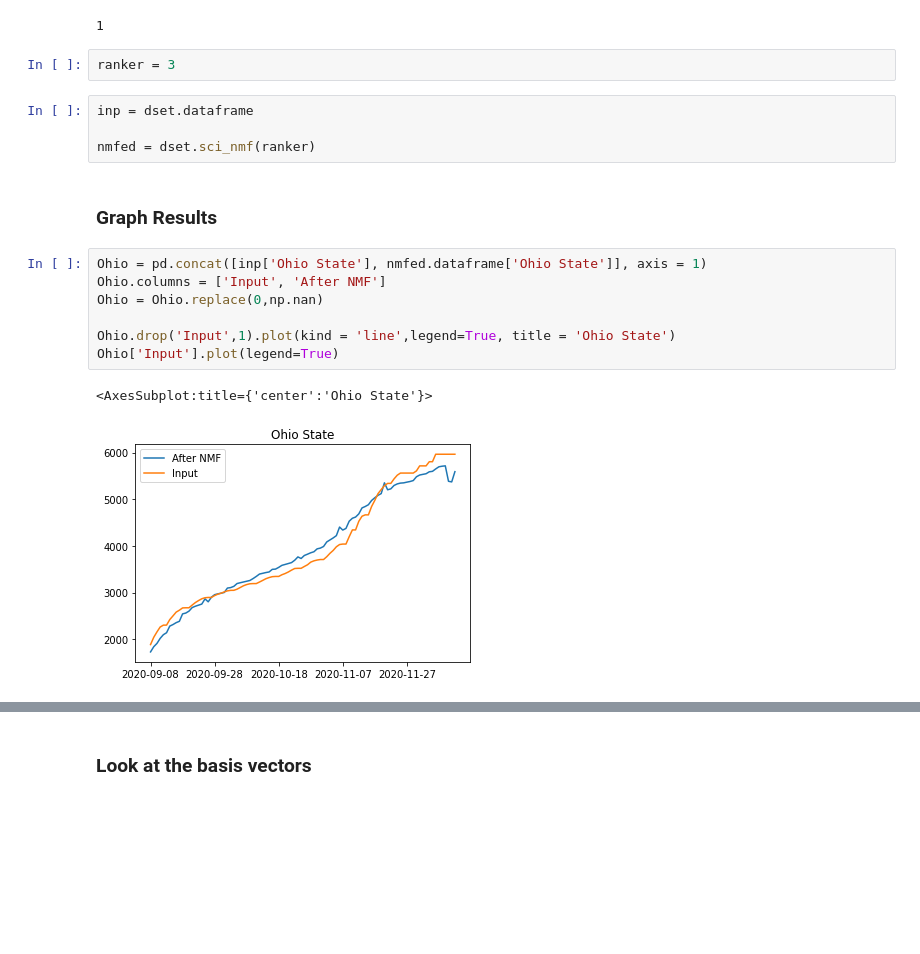
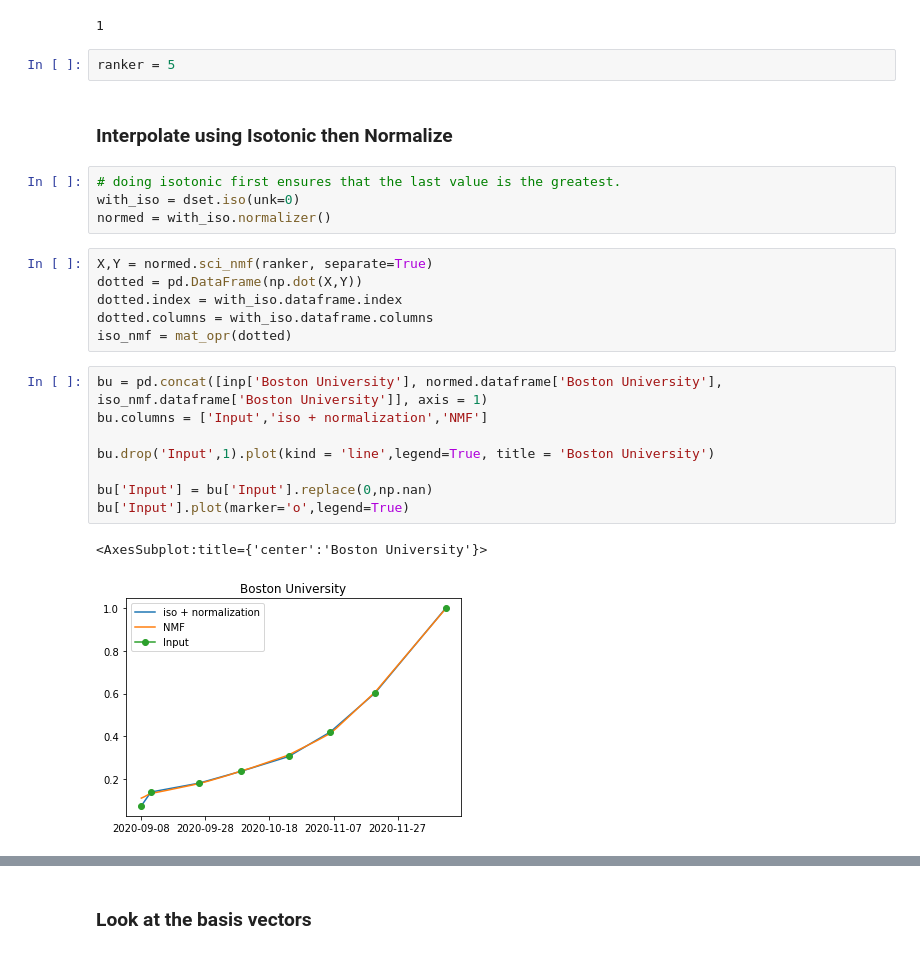
Before and after one commit to kevin-q2/Covid_Diffusion, a Jupyter notebook: analysis/clustering.ipynb, the cells around one changed output, grey strips where cells are left out. Drawn from its saved outputs; the diff is of its cells as text; blank space fills up the shorter version.

```diff
--- a/analysis/clustering.ipynb
+++ b/analysis/clustering.ipynb
@@ -50,20 +61,27 @@ print(ranker)
 # %% [output]
 1
 # %%
-ranker = 3
+ranker = 5
-# %%
-inp = dset.dataframe
-
-nmfed = dset.sci_nmf(ranker)
-# %% [markdown]
-### Graph Results
+# %% [markdown]
+### Interpolate using Isotonic then Normalize
+# %%
+# doing isotonic first ensures that the last value is the greatest.
+with_iso = dset.iso(unk=0)
+normed = with_iso.normalizer()
+# %%
+X,Y = normed.sci_nmf(ranker, separate=True)
+dotted = pd.DataFrame(np.dot(X,Y))
+dotted.index = with_iso.dataframe.index
+dotted.columns = with_iso.dataframe.columns
+iso_nmf = mat_opr(dotted)
 # %%
-Ohio = pd.concat([inp['Ohio State'], nmfed.dataframe['Ohio State']], axis = 1)
-Ohio.columns = ['Input', 'After NMF']
-Ohio = Ohio.replace(0,np.nan)
+bu = pd.concat([inp['Boston University'], normed.dataframe['Boston University'], iso_nmf.dataframe['Boston University']], axis = 1)
+bu.columns = ['Input','iso + normalization','NMF']
 
-Ohio.drop('Input',1).plot(kind = 'line',legend=True, title = 'Ohio State')
-Ohio['Input'].plot(legend=True)
+bu.drop('Input',1).plot(kind = 'line',legend=True, title = 'Boston University')
+
+bu['Input'] = bu['Input'].replace(0,np.nan)
+bu['Input'].plot(marker='o',legend=True)
 # %% [output]
-<AxesSubplot:title={'center':'Ohio State'}>
+<AxesSubplot:title={'center':'Boston University'}>
-[figure, old version]
+[figure, new version]
```
Also changed, not shown: parts of 41 cells of this notebook, 3 other files.
